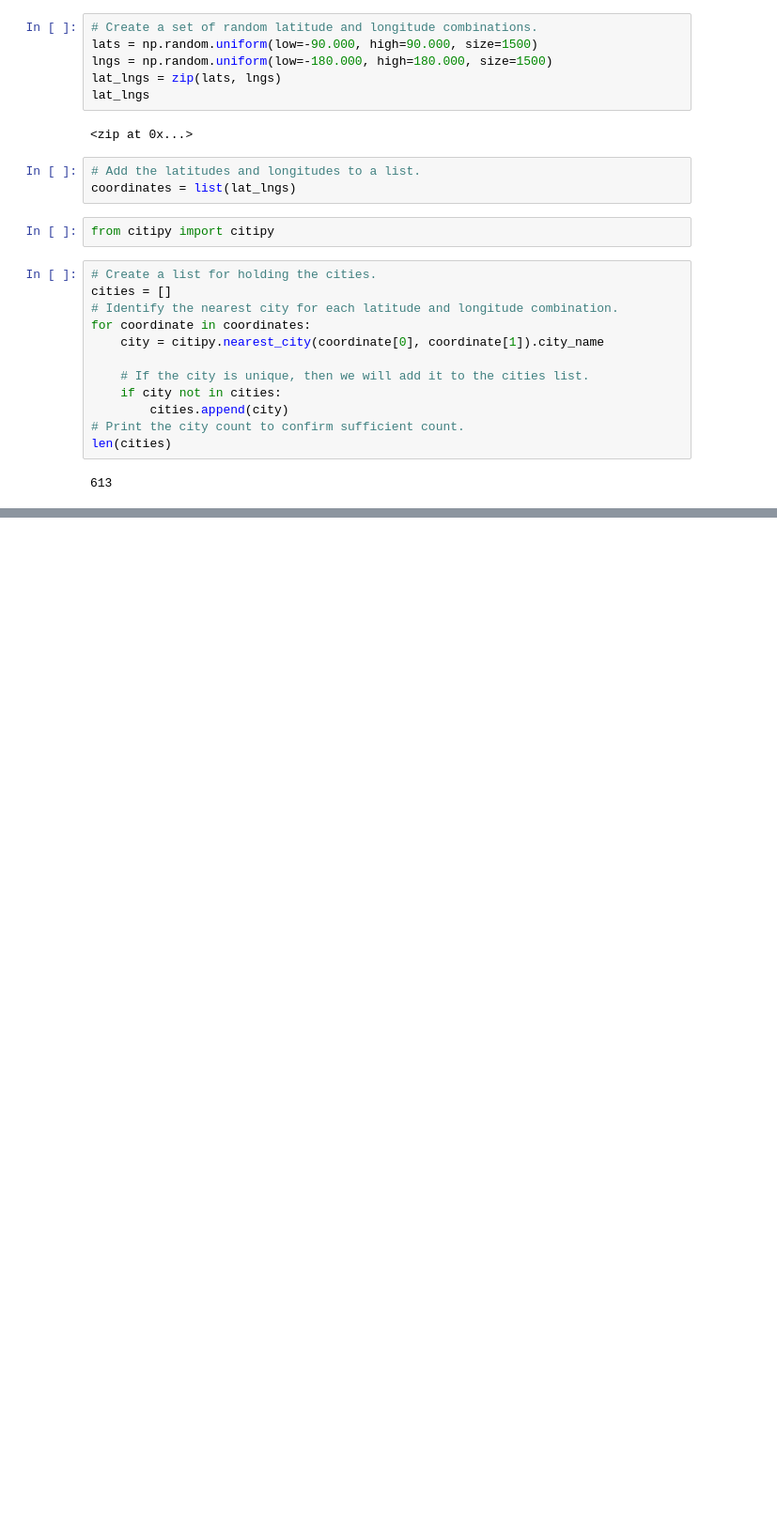
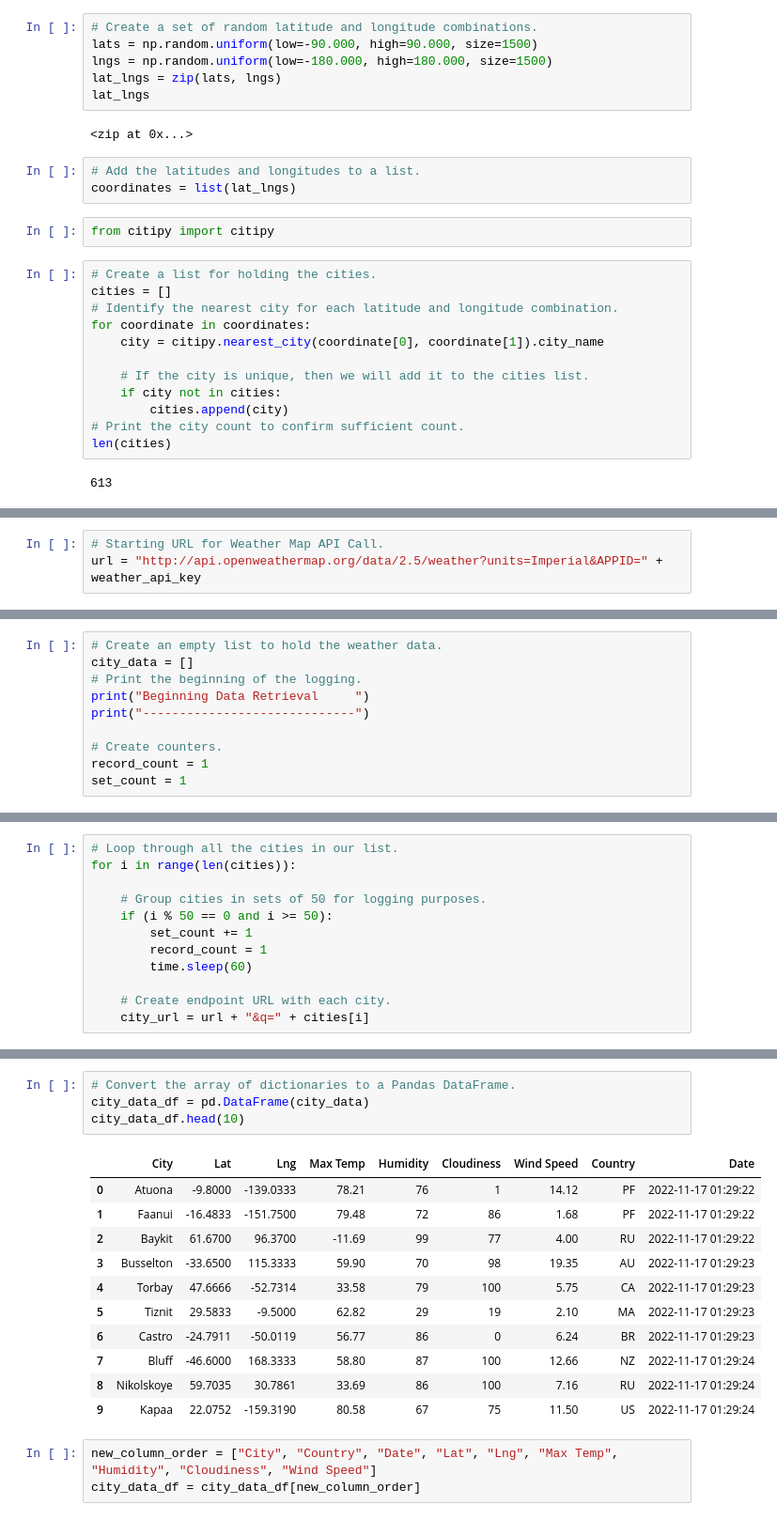
Before and after one commit to jhohing/World_Weather_Analysis, a Jupyter notebook: WeatherPy.ipynb, the cells around one changed output, grey strips where cells are left out. Shown: that part at 94% size. Cells and saved outputs as stored; diff of their text form; blank space fills up the shorter version.

Commit message:
Modifying .gitignore and adding WeatherPy file

```diff
--- a/WeatherPy.ipynb
+++ b/WeatherPy.ipynb
@@ -32,0 +39,3 @@ len(cities)
+# %%
+# Starting URL for Weather Map API Call.
+url = "http://api.openweathermap.org/data/2.5/weather?units=Imperial&APPID=" + weather_api_key
@@ -32,0 +46,10 @@ len(cities)
+# %%
+# Create an empty list to hold the weather data.
+city_data = []
+# Print the beginning of the logging.
+print("Beginning Data Retrieval     ")
+print("-----------------------------")
+
+# Create counters.
+record_count = 1
+set_count = 1
@@ -32,0 +59,12 @@ len(cities)
+# %%
+# Loop through all the cities in our list.
+for i in range(len(cities)):
+
+    # Group cities in sets of 50 for logging purposes.
+    if (i % 50 == 0 and i >= 50):
+        set_count += 1
+        record_count = 1
+        time.sleep(60)
+
+    # Create endpoint URL with each city.
+    city_url = url + "&q=" + cities[i]
@@ -32,0 +141,19 @@ len(cities)
+# %%
+# Convert the array of dictionaries to a Pandas DataFrame.
+city_data_df = pd.DataFrame(city_data)
+city_data_df.head(10)
+# %% [output]
+|  | City | Lat | Lng | Max Temp | Humidity | Cloudiness | Wind Speed | Country | Date |
+| 0 | Atuona | -9.8000 | -139.0333 | 78.21 | 76 | 1 | 14.12 | PF | 2022-11-17 01:29:22 |
+| 1 | Faanui | -16.4833 | -151.7500 | 79.48 | 72 | 86 | 1.68 | PF | 2022-11-17 01:29:22 |
+| 2 | Baykit | 61.6700 | 96.3700 | -11.69 | 99 | 77 | 4.00 | RU | 2022-11-17 01:29:22 |
+| 3 | Busselton | -33.6500 | 115.3333 | 59.90 | 70 | 98 | 19.35 | AU | 2022-11-17 01:29:23 |
+| 4 | Torbay | 47.6666 | -52.7314 | 33.58 | 79 | 100 | 5.75 | CA | 2022-11-17 01:29:23 |
+| 5 | Tiznit | 29.5833 | -9.5000 | 62.82 | 29 | 19 | 2.10 | MA | 2022-11-17 01:29:23 |
+| 6 | Castro | -24.7911 | -50.0119 | 56.77 | 86 | 0 | 6.24 | BR | 2022-11-17 01:29:23 |
+| 7 | Bluff | -46.6000 | 168.3333 | 58.80 | 87 | 100 | 12.66 | NZ | 2022-11-17 01:29:24 |
+| 8 | Nikolskoye | 59.7035 | 30.7861 | 33.69 | 86 | 100 | 7.16 | RU | 2022-11-17 01:29:24 |
+| 9 | Kapaa | 22.0752 | -159.3190 | 80.58 | 67 | 75 | 11.50 | US | 2022-11-17 01:29:24 |
+# %%
+new_column_order = ["City", "Country", "Date", "Lat", "Lng", "Max Temp", "Humidity", "Cloudiness", "Wind Speed"]
+city_data_df = city_data_df[new_column_order]
```
Also changed, not shown: parts of 6 cells of this notebook, 1 other file.
